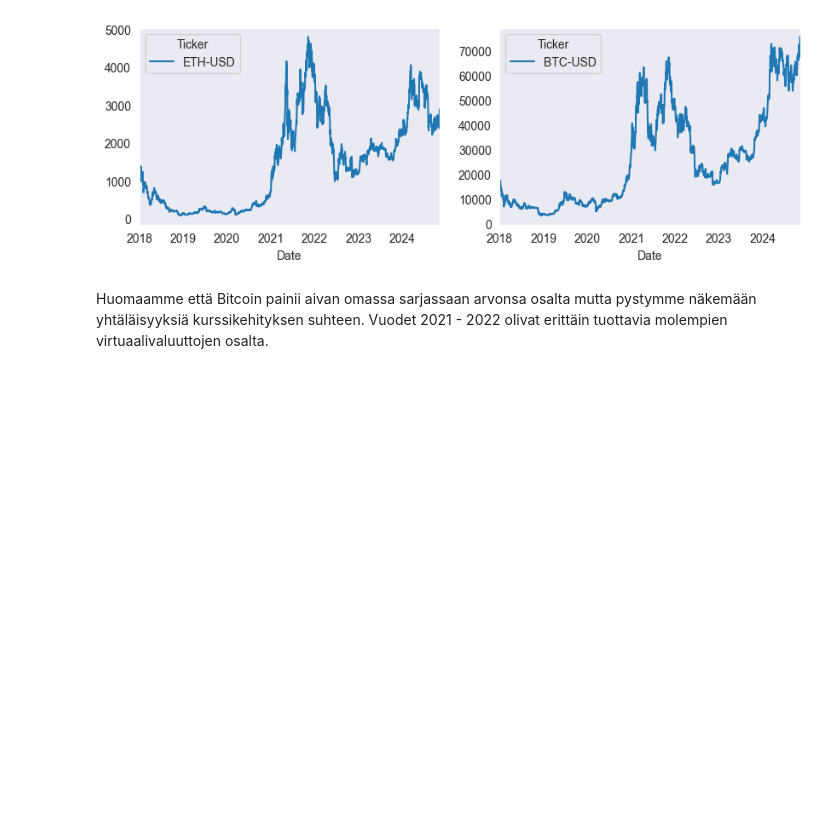
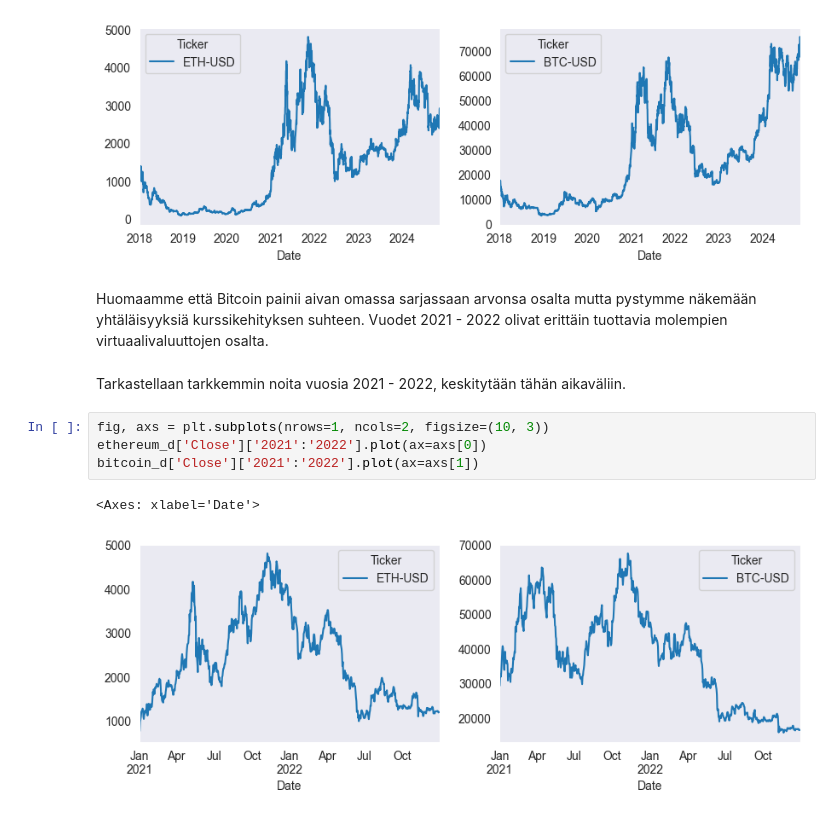
Before and after one commit to TatuE/Data_analytics, a Jupyter notebook: assignment_2/Tehtava_2_aikasarjat.ipynb, the cells around one changed output. Cells and saved outputs as stored; diff of their text form; blank space fills up the shorter version.

```diff
--- a/assignment_2/Tehtava_2_aikasarjat.ipynb
+++ b/assignment_2/Tehtava_2_aikasarjat.ipynb
@@ -173,3 +173,12 @@ bitcoin_d['Close'].plot(ax=axs[1])
 [figure]
 # %% [markdown]
 Huomaamme että Bitcoin painii aivan omassa sarjassaan arvonsa osalta mutta pystymme näkemään yhtäläisyyksiä kurssikehityksen suhteen. Vuodet 2021 - 2022 olivat erittäin tuottavia molempien virtuaalivaluuttojen osalta.
+# %% [markdown]
+Tarkastellaan tarkkemmin noita vuosia 2021 - 2022, keskitytään tähän aikaväliin.
+# %%
+fig, axs = plt.subplots(nrows=1, ncols=2, figsize=(10, 3))
+ethereum_d['Close']['2021':'2022'].plot(ax=axs[0])
+bitcoin_d['Close']['2021':'2022'].plot(ax=axs[1])
+# %% [output]
+<Axes: xlabel='Date'>
+[figure, added]
```
Also changed, not shown: parts of 13 cells of this notebook, 1 other file.
